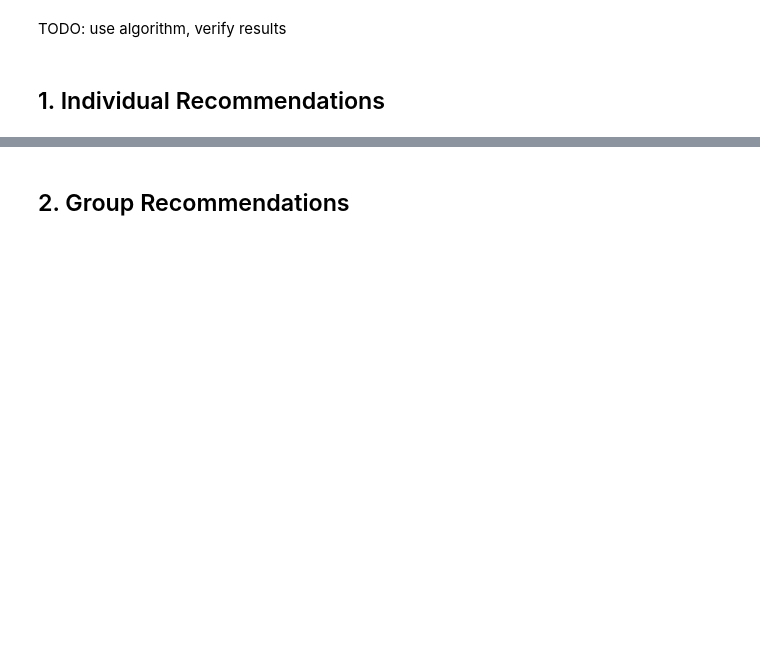
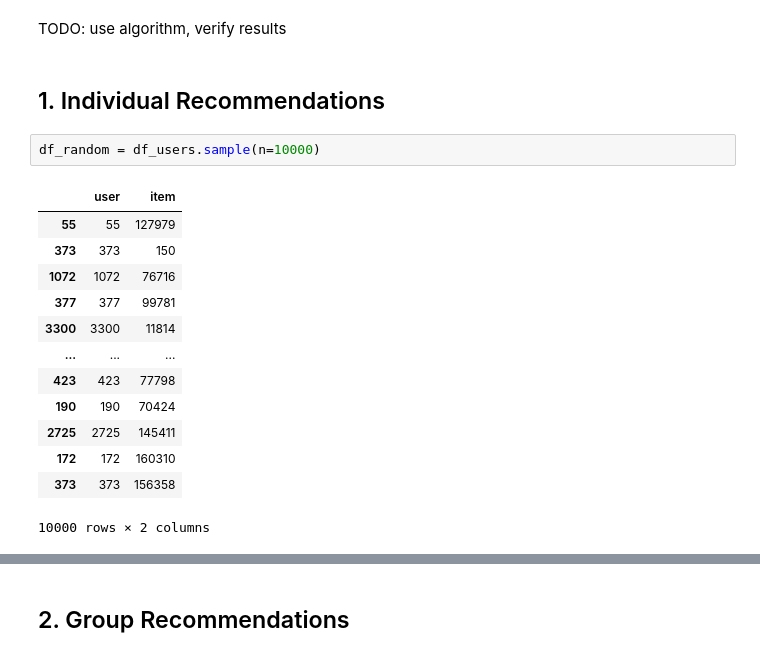
Before and after one commit to fadikatrina/thewreckomenders, a Jupyter notebook: Wreckommender.ipynb, the cells around one changed output, grey strips where cells are left out. Drawn from its saved outputs; the diff is of its cells as text; blank space fills up the shorter version.

```diff
--- a/Wreckommender.ipynb
+++ b/Wreckommender.ipynb
@@ -127,3 +130,19 @@ df_recipes.head()
 TODO: use algorithm, verify results
 # %% [markdown]
 ## 1. Individual Recommendations
+# %%
+df_random = df_users.sample(n=10000)
+# %% [output]
+|  | user | item |
+| 55 | 55 | 127979 |
+| 373 | 373 | 150 |
+| 1072 | 1072 | 76716 |
+| 377 | 377 | 99781 |
+| 3300 | 3300 | 11814 |
+| ... | ... | ... |
+| 423 | 423 | 77798 |
+| 190 | 190 | 70424 |
+| 2725 | 2725 | 145411 |
+| 172 | 172 | 160310 |
+| 373 | 373 | 156358 |
+10000 rows × 2 columns
```
Also changed, not shown: parts of 3 cells of this notebook.
